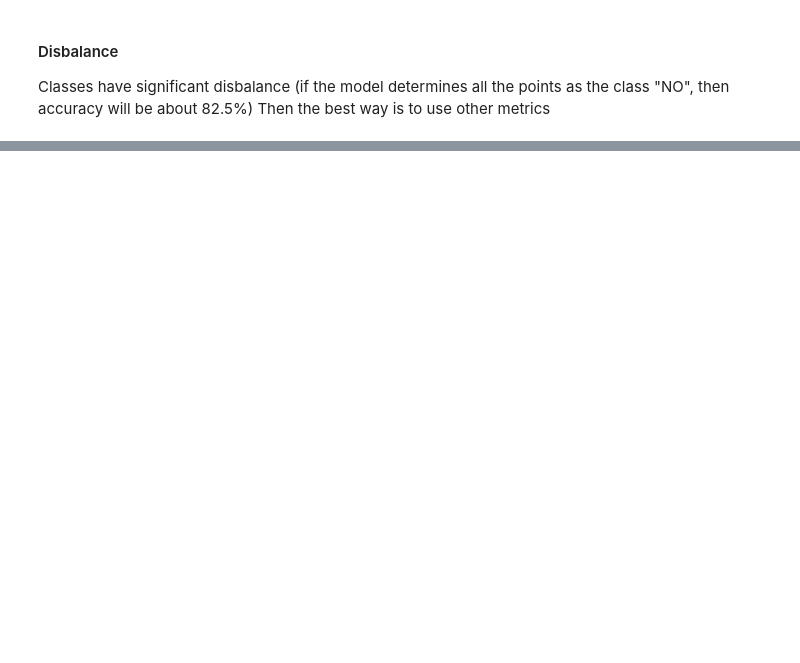
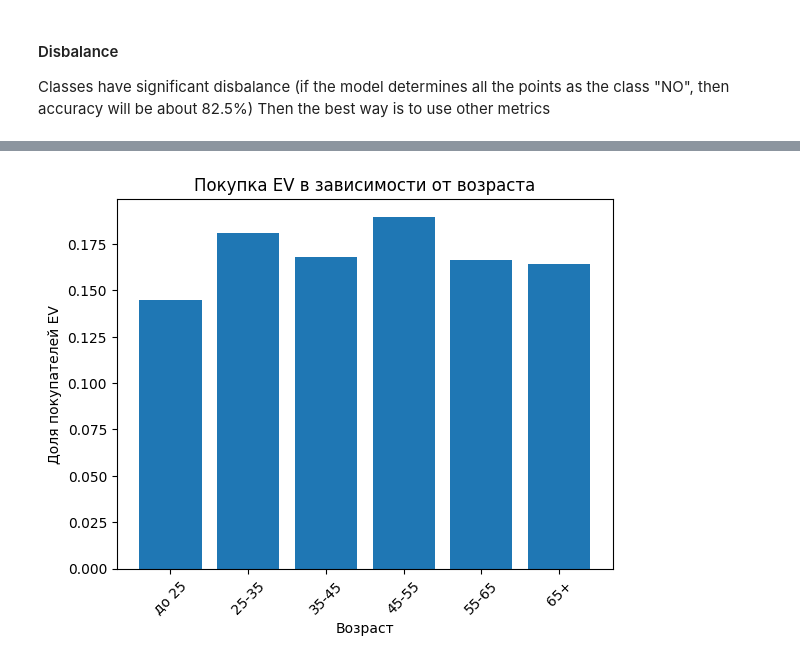
Before and after one commit to sevavargin/EV-comp, a Jupyter notebook: eda/eda.ipynb, the cells around one changed output, grey strips where cells are left out. Cells and saved outputs as stored; diff of their text form; code cells hidden in the pictures; blank space fills up the shorter version.

```diff
--- a/eda/eda.ipynb
+++ b/eda/eda.ipynb
@@ -125,0 +158,7 @@ plt.show()
+# %%
+train_df = train_df.with_columns(
+    pl.col("Age").cut(
+        breaks=[25, 35, 45, 55, 65],
+        labels=["до 25", "25-35", "35-45", "45-55", "55-65", "65+"]
+    ).alias("Age_Group")
+)
@@ -125,0 +174,11 @@ plt.show()
+# %%
+age_buy_rate = (
+    train_df
+    .group_by("Age_Group")
+    .agg(
+        pl.col("Will_Buy_EV").mean().alias("buy_rate")
+    )
+    .sort("Age_Group")
+)
+
+print(age_buy_rate)
@@ -125,0 +199,13 @@ plt.show()
+# %%
+plt.bar(
+    age_buy_rate["Age_Group"].to_list(),
+    age_buy_rate["buy_rate"].to_list()
+)
+
+plt.xlabel("Возраст")
+plt.ylabel("Доля покупателей EV")
+plt.title("Покупка EV в зависимости от возраста")
+plt.xticks(rotation=45)
+plt.show()
+# %% [output]
+[figure, added]
```
Also changed, not shown: parts of 7 cells of this notebook.
